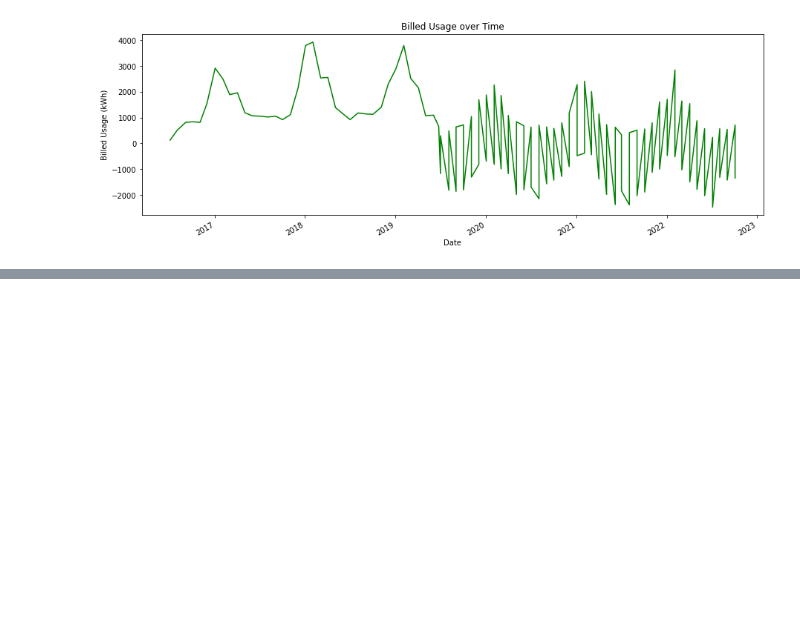
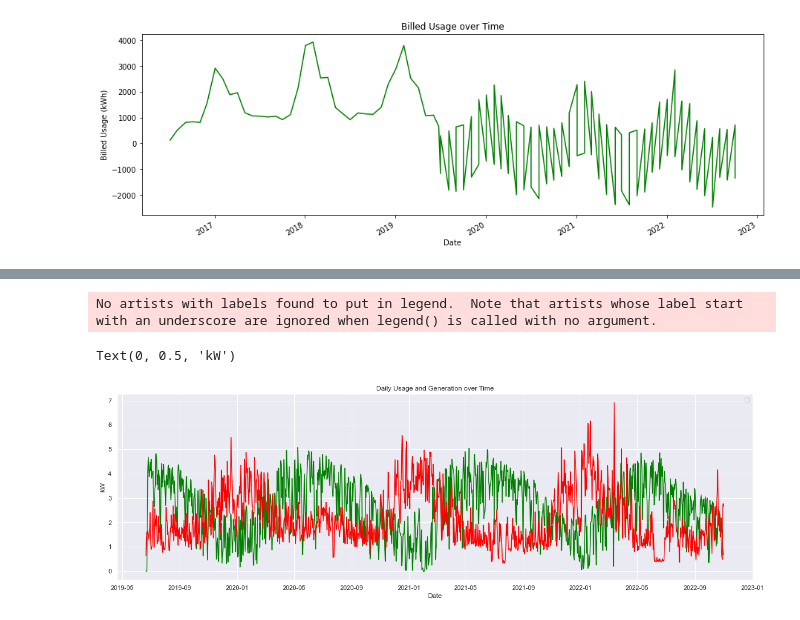
Before and after one commit to TheSupremeToast/Datafest2022-DataSoup, a Jupyter notebook: src/graph1.ipynb, the cells around one changed output, grey strips where cells are left out. Saved outputs shown, nothing was run; the diff lists cells and outputs as text; code cells hidden in the pictures; blank space fills up the shorter version.

```diff
--- a/src/graph1.ipynb
+++ b/src/graph1.ipynb
@@ -37,0 +134,13 @@ clean_meter_df.plot(x='date',
+# %%
+daily_df.sort_values(by=['Date'], inplace=True)
+plt.rcParams["figure.figsize"] = (20,6)
+sns.lineplot(x='Date', y='Generation [kW]', data=daily_df, color='green')
+sns.lineplot(x='Date', y='Usage [kW]', data=daily_df, color='red')
+plt.legend()
+plt.title('Daily Usage and Generation over Time')
+plt.xlabel('Date')
+plt.ylabel('kW')
+# %% [output]
+No artists with labels found to put in legend.  Note that artists whose label start with an underscore are ignored when legend() is called with no argument.
+Text(0, 0.5, 'kW')
+[figure, added]
```
Also changed, not shown: parts of 9 cells of this notebook, 1 other file.
